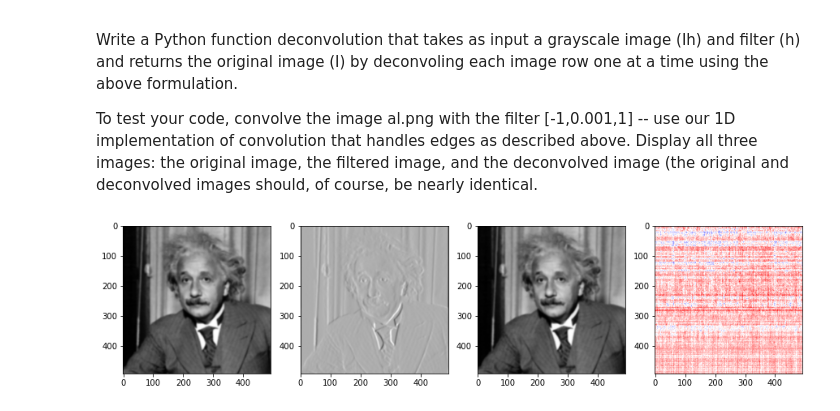
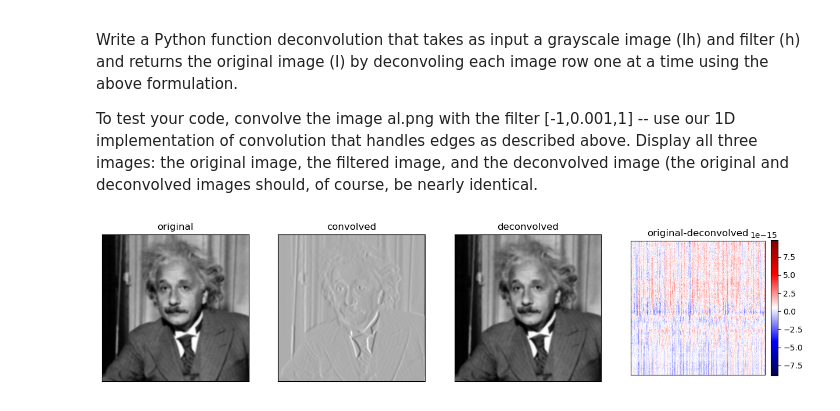
Before and after one commit to mariannecowherd/CSSLtimeseries, a Jupyter notebook: scripts/hwk3.ipynb, the cells around one changed output. Cells and saved outputs as stored; diff of their text form; code cells hidden in the pictures.

```diff
--- a/scripts/hwk3.ipynb
+++ b/scripts/hwk3.ipynb
@@ -156,13 +194,26 @@ al_decon = deconvolve(img = al_con, h=h)
 # %%
 plt.figure(figsize=(15,5))
 plt.subplot(1,4,1)
+plt.tick_params(left = False, right = False , labelleft = False ,
+                labelbottom = False, bottom = False)
 plt.imshow(al,cmap='gray')
+plt.title('original')
 plt.subplot(1,4,2)
+plt.tick_params(left = False, right = False , labelleft = False ,
+                labelbottom = False, bottom = False)
 plt.imshow(al_con, cmap='gray')
+plt.title('convolved')
 plt.subplot(1,4,3)
+plt.tick_params(left = False, right = False , labelleft = False ,
+                labelbottom = False, bottom = False)
 plt.imshow(al_decon,cmap='gray')
+plt.title('deconvolved')
 plt.subplot(1,4,4)
+plt.tick_params(left = False, right = False , labelleft = False ,
+                labelbottom = False, bottom = False)
 plt.imshow(al-al_decon,cmap='seismic')
+plt.colorbar(fraction=0.046, pad=0.04)
+plt.title('original-deconvolved')
 plt.show()
 # %% [output]
-[figure, old version]
+[figure, new version]
```
Also changed, not shown: parts of 6 cells of this notebook.
